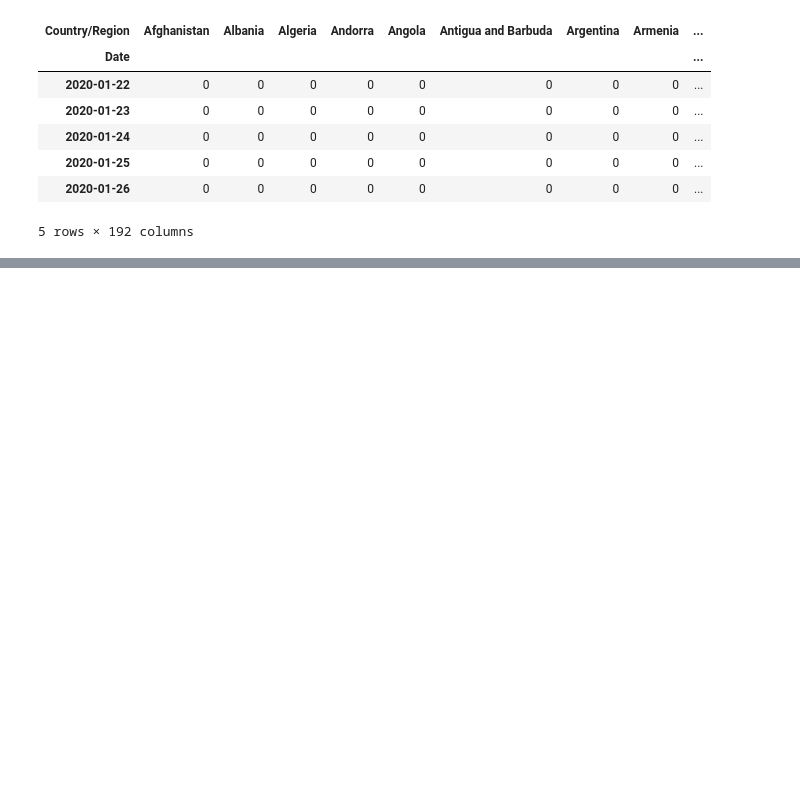
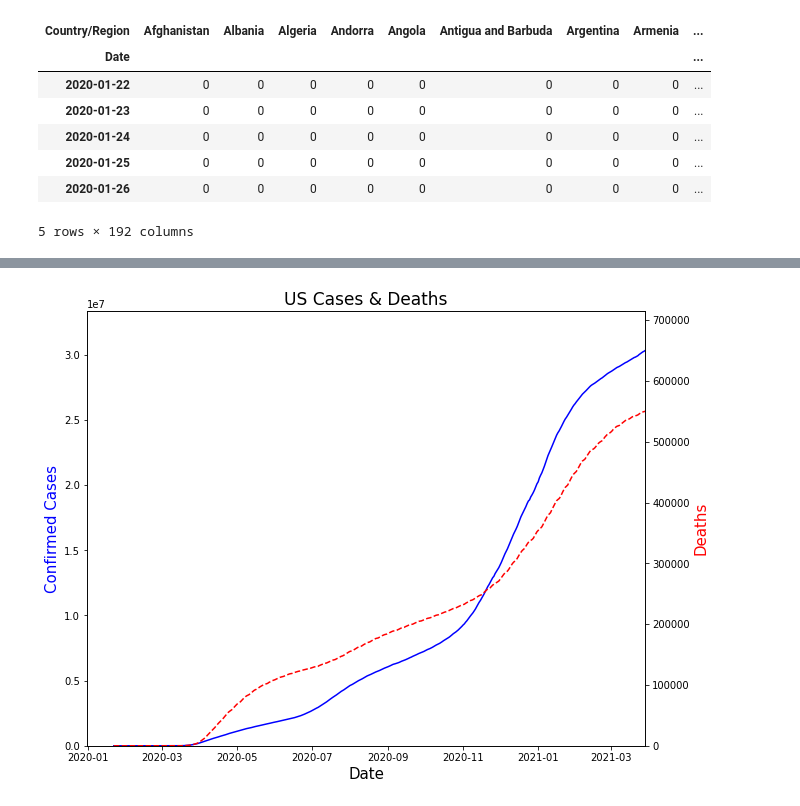
Before and after one commit to Vaycold/statistics_seminar, a Jupyter notebook: 국내_코로나_바이러스_확진자_수_예측.ipynb, the cells around one changed output, grey strips where cells are left out. Cells and saved outputs as stored; diff of their text form; code cells hidden in the pictures; blank space fills up the shorter version.

```diff
--- a/국내_코로나_바이러스_확진자_수_예측.ipynb
+++ b/국내_코로나_바이러스_확진자_수_예측.ipynb
@@ -162,0 +260,18 @@ df_death.head()
+# %%
+country = 'US'
+plt.figure(figsize=(10,8))
+plt.plot(df_case.US.index,df_case.US,'b-')
+plt.ylabel('Confirmed Cases', color='blue',size=15)
+plt.title(country +' Cases & Deaths',size=17)
+plt.xlim(right = df_case.index[-1])
+plt.ylim(0, df_case[country].max()*1.1)
+plt.xlabel('Date',size=15)
+
+ax = plt.gca()
+ax2 = ax.twinx()
+ax2.plot(df_death.index,df_death[country], 'r--')
+ax2.set_ylabel('Deaths', color='red', size=15)
+ax2.set_ylim(0, df_death[country].max()*1.3)
+plt.show()
+# %% [output]
+[figure, added]
```
Also changed, not shown: parts of 10 cells of this notebook.
